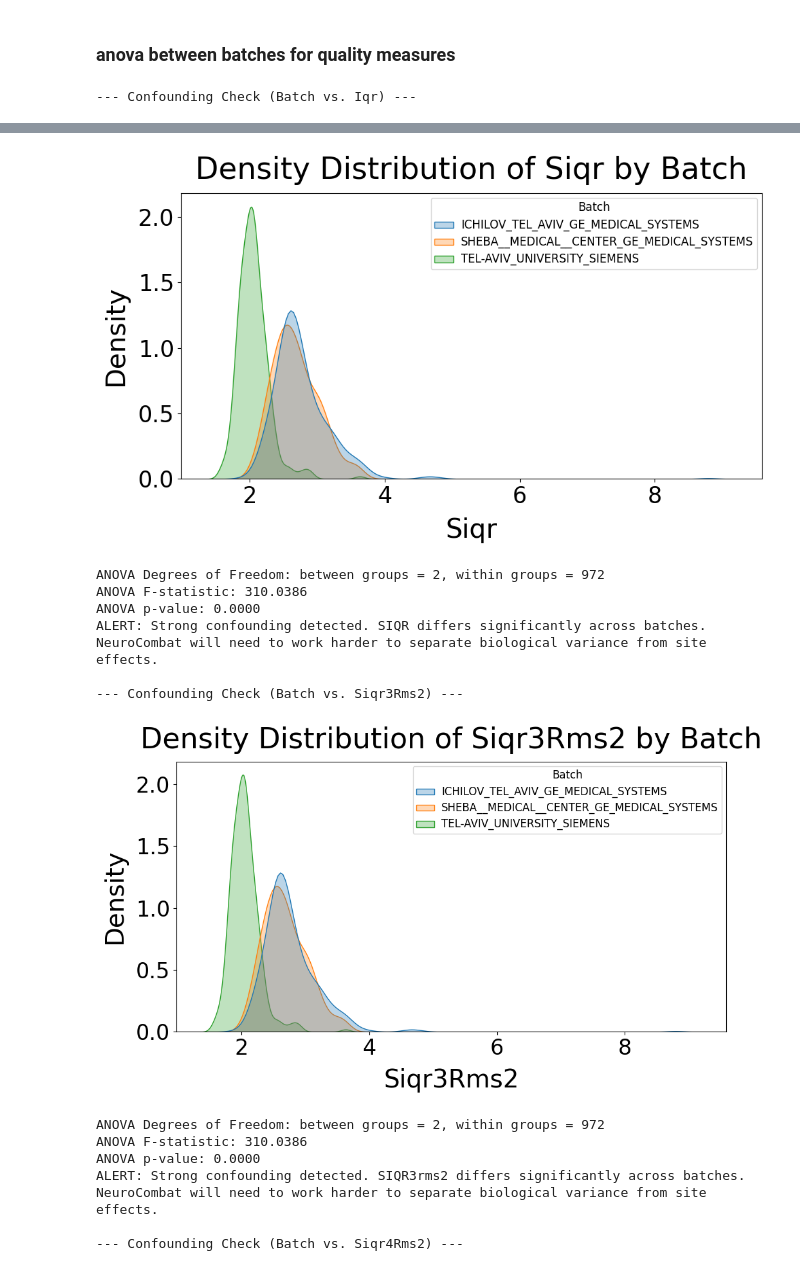
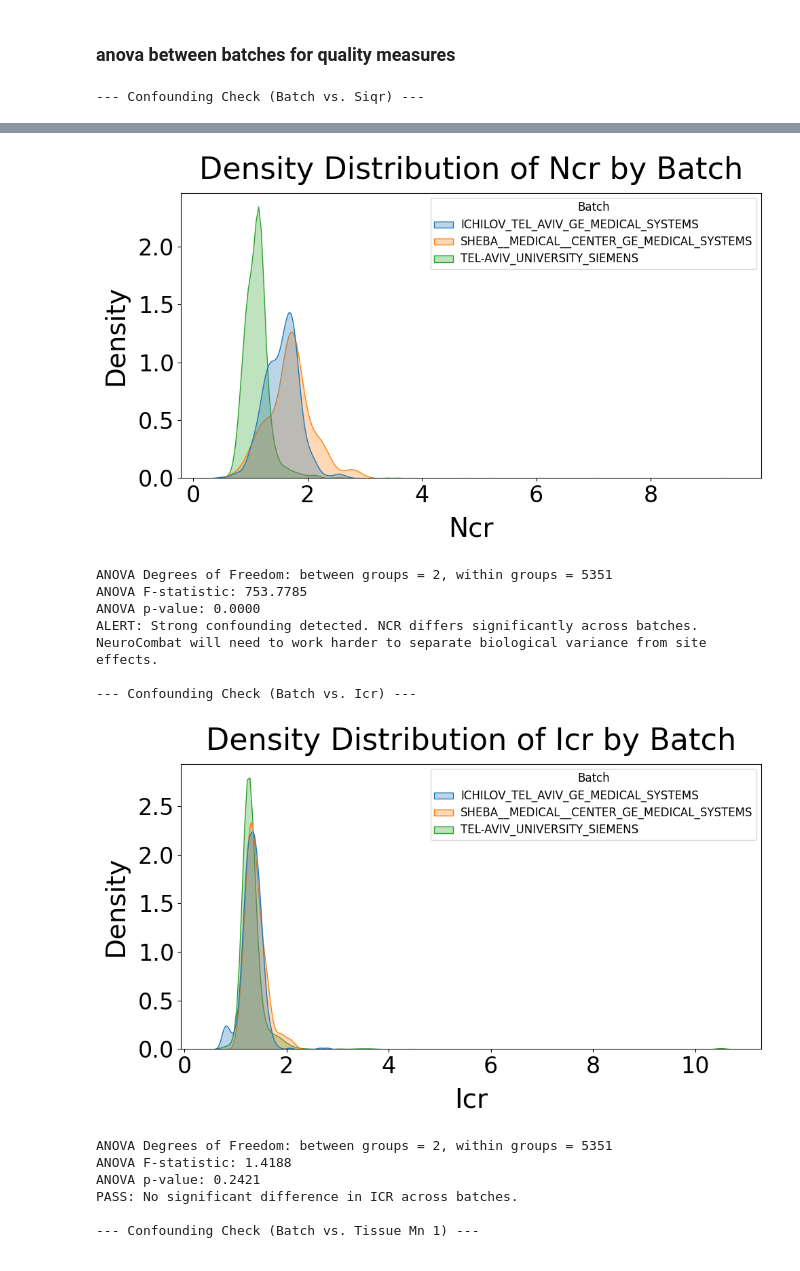
Before and after one commit to GaiaNegev13/legacy_pipe, a Jupyter notebook: 1_preprocess_pipeline/quality_control.ipynb, the cells around one changed output, grey strips where cells are left out. Drawn from its saved outputs; the diff is of its cells as text; code cells hidden in the pictures.

Commit message:
quality control on fewer quality measures

```diff
--- a/1_preprocess_pipeline/quality_control.ipynb
+++ b/1_preprocess_pipeline/quality_control.ipynb
@@ -136,4 +152,7 @@ memory usage: 365.8+ KB
 # %%
+# remove entries with nan from final_qc_df
+final_qc_df = final_qc_df.dropna()
+
 print(f"unique batches are: {final_qc_df['super_batch'].unique()}")
 # %% [output]
 unique batches are: ['ICHILOV_TEL_AVIV_GE_MEDICAL_SYSTEMS' 'TEL-AVIV_UNIVERSITY_SIEMENS'
@@ -205,8 +224,11 @@ ALL_NUMERICAL_METRICS = (
     CONTRAST_METRICS +
     TISSUE_INTENSITIES
 )
+# %%
+# Shortlist of a few relevant measures
+shortlist = ['SIQR', 'NCR', 'ICR', 'tissue_mn_1', 'tissue_std_1', 'res_RMS']
 # %%
-for var in ALL_NUMERICAL_METRICS:
+for var in shortlist:
     cf.check_confounding(final_qc_df, var, use_numeric_labels = False, legend_size=12)
 # %% [output]
---- Confounding Check (Batch vs. Iqr) ---
+--- Confounding Check (Batch vs. Siqr) ---
@@ -221,16 +243,15 @@ NeuroCombat will need to work harder to separate biological variance from site e
-[figure, old version]
+[figure, new version]
-ANOVA Degrees of Freedom: between groups = 2, within groups = 972
-ANOVA F-statistic: 310.0386
+ANOVA Degrees of Freedom: between groups = 2, within groups = 5351
+ANOVA F-statistic: 753.7785
 ANOVA p-value: 0.0000
-ALERT: Strong confounding detected. SIQR differs significantly across batches.
+ALERT: Strong confounding detected. NCR differs significantly across batches.
 NeuroCombat will need to work harder to separate biological variance from site effects.
 
---- Confounding Check (Batch vs. Siqr3Rms2) ---
+--- Confounding Check (Batch vs. Icr) ---
-[figure, old version]
+[figure, new version]
-ANOVA Degrees of Freedom: between groups = 2, within groups = 972
-ANOVA F-statistic: 310.0386
-ANOVA p-value: 0.0000
-ALERT: Strong confounding detected. SIQR3rms2 differs significantly across batches.
-NeuroCombat will need to work harder to separate biological variance from site effects.
+ANOVA Degrees of Freedom: between groups = 2, within groups = 5351
+ANOVA F-statistic: 1.4188
+ANOVA p-value: 0.2421
+PASS: No significant difference in ICR across batches.
 
---- Confounding Check (Batch vs. Siqr4Rms2) ---
+--- Confounding Check (Batch vs. Tissue Mn 1) ---
```
Also changed, not shown: parts of 9 cells of this notebook.
